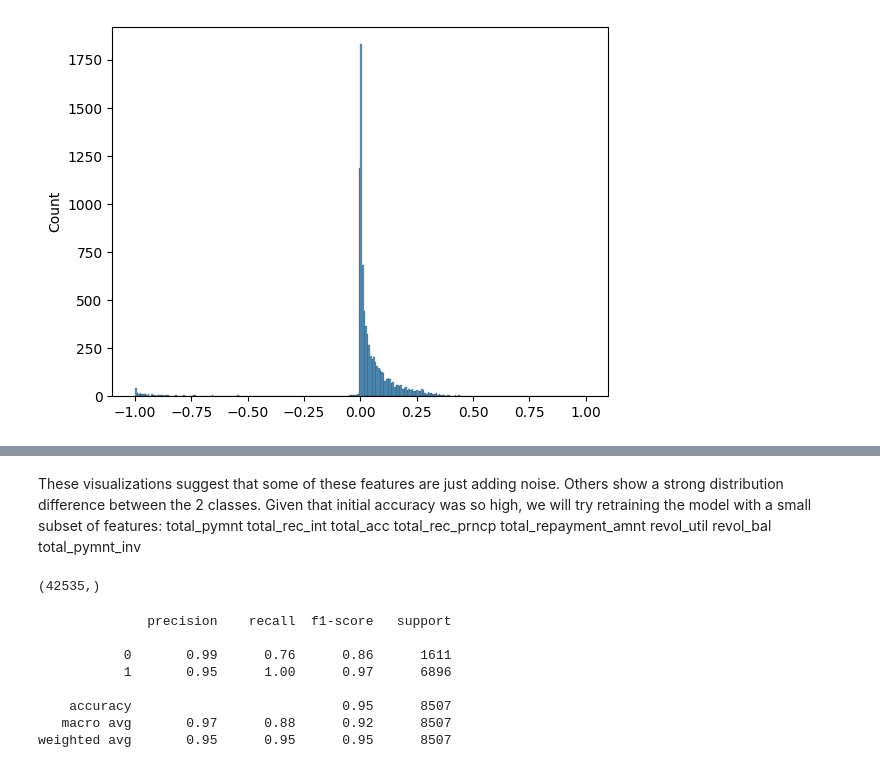
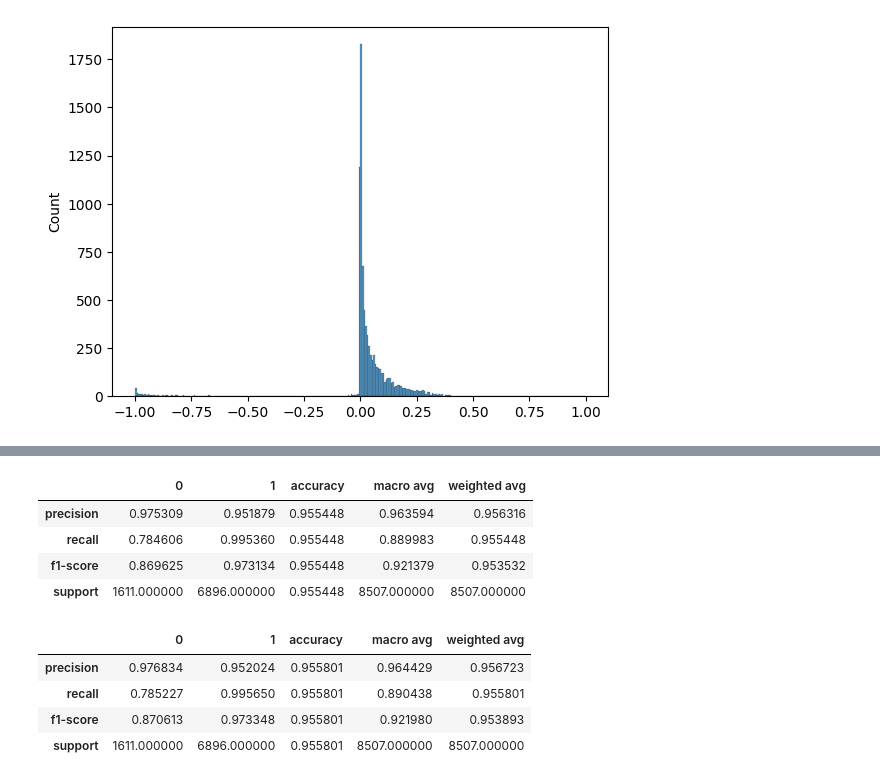
Before and after one commit to ellynkeith/ML_AI, a Jupyter notebook: binary_classification_task/binary_cls.ipynb, the cells around one changed output, grey strips where cells are left out. Cells and saved outputs as stored; diff of their text form; code cells hidden in the pictures.

```diff
--- a/binary_classification_task/binary_cls.ipynb
+++ b/binary_classification_task/binary_cls.ipynb
@@ -132,4 +128,5 @@ Check accuracy on Train and Test sets.
 # %%
-print('TRAIN SET', classification_report(y_train, clf.predict(X_train)))
-print('TEST SET', classification_report(y_test, clf.predict(X_test)))
+# save output for comparing later
+clf_report = classification_report(y_test, clf.predict(X_test), output_dict=True)
+print(classification_report(y_test, clf.predict(X_test)))
 # %% [output]
@@ -294,10 +230,0 @@ for feature in ['recoveries', 'total_pymnt', 'total_pymnt_inv', 'total_rec_prncp
-# %% [markdown]
-These visualizations suggest that some of these features are just adding noise. Others show a strong distribution difference between the 2 classes. Given that initial accuracy was so high, we will try retraining the model with a small subset of features:
-total_pymnt
-total_rec_int
-total_acc
-total_rec_prncp
-total_repayment_amnt
-revol_util
-revol_bal
-total_pymnt_inv
@@ -307,22 +231,16 @@ df_subset = data.loc[:,['recoveries', 'total_pymnt', 'total_pymnt_inv', 'total_r
-# %%
-df_subset.shape
-target.shape
-# %% [output]
-(42535,)
-# %%
-X = df_subset.values
-
-X_train, X_test, y_train, y_test = train_test_split(X, y, test_size=0.2, random_state=43)
-
-clf = LogisticRegression()
-clf.fit(X_train, y_train)
-print(classification_report(y_test, clf.predict(X_test)))
-# %% [output]
-              precision    recall  f1-score   support
-
-           0       0.99      0.76      0.86      1611
-           1       0.95      1.00      0.97      6896
-
-    accuracy                           0.95      8507
-   macro avg       0.97      0.88      0.92      8507
-weighted avg       0.95      0.95      0.95      8507
+# %%
+pd.DataFrame(clf_report)
+# %% [output]
+|  | 0 | 1 | accuracy | macro avg | weighted avg |
+| precision | 0.975309 | 0.951879 | 0.955448 | 0.963594 | 0.956316 |
+| recall | 0.784606 | 0.995360 | 0.955448 | 0.889983 | 0.955448 |
+| f1-score | 0.869625 | 0.973134 | 0.955448 | 0.921379 | 0.953532 |
+| support | 1611.000000 | 6896.000000 | 0.955448 | 8507.000000 | 8507.000000 |
+# %%
+pd.DataFrame(clf_report_new)
+# %% [output]
+|  | 0 | 1 | accuracy | macro avg | weighted avg |
+| precision | 0.976834 | 0.952024 | 0.955801 | 0.964429 | 0.956723 |
+| recall | 0.785227 | 0.995650 | 0.955801 | 0.890438 | 0.955801 |
+| f1-score | 0.870613 | 0.973348 | 0.955801 | 0.921980 | 0.953893 |
+| support | 1611.000000 | 6896.000000 | 0.955801 | 8507.000000 | 8507.000000 |
```
Also changed, not shown: parts of 24 cells of this notebook.
